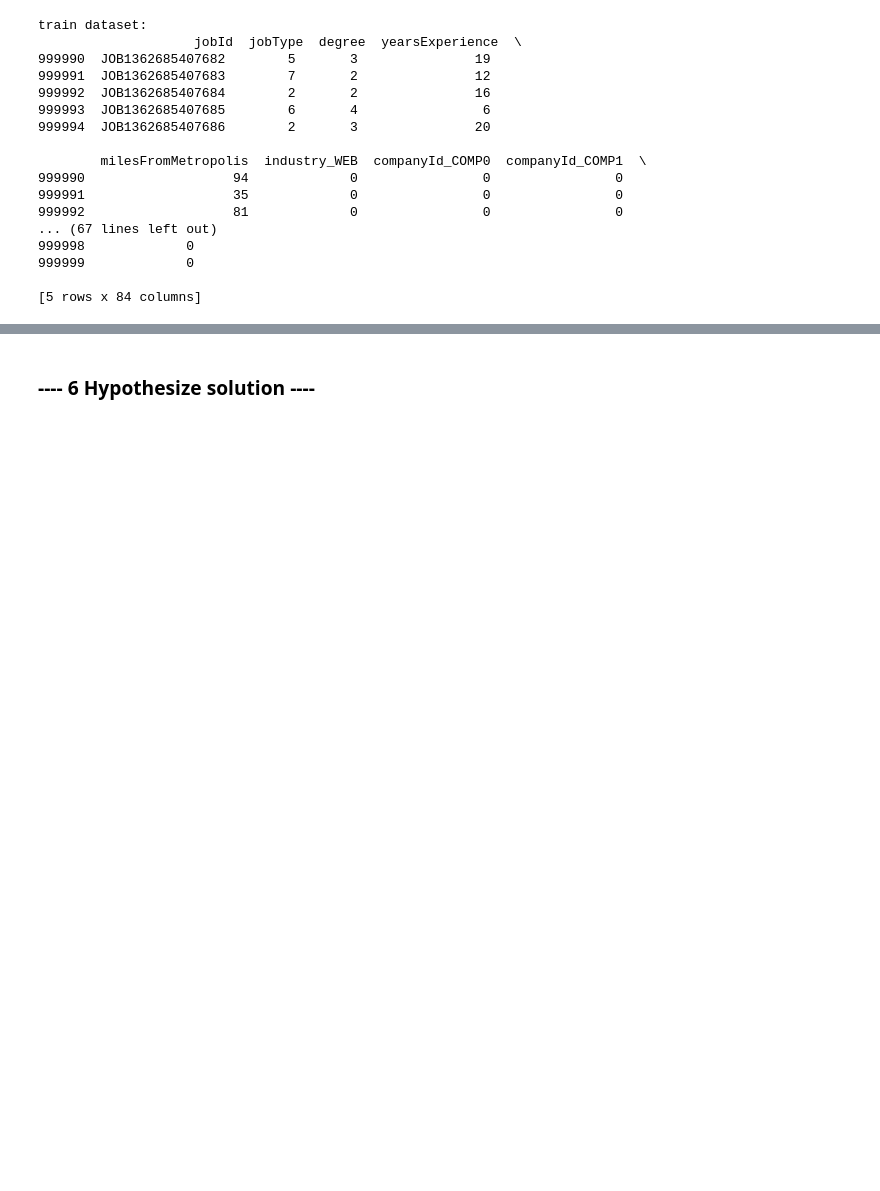
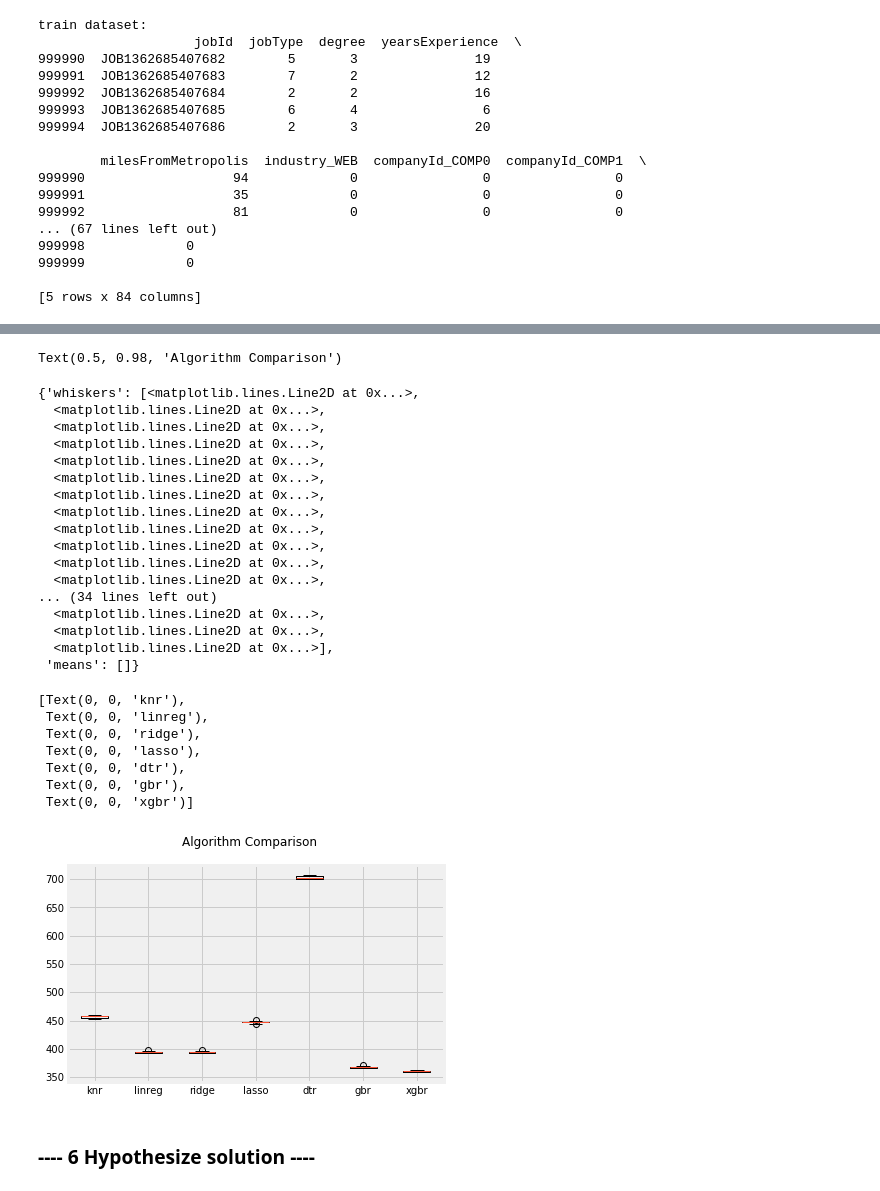
Before and after one commit to Ashur59/salarypredictionportfolio, a Jupyter notebook: Salary Prediction Notebook.ipynb, the cells around one changed output, grey strips where cells are left out. Drawn from its saved outputs; the diff is of its cells as text; code cells hidden in the pictures; blank space fills up the shorter version.

```diff
--- a/Salary Prediction Notebook.ipynb
+++ b/Salary Prediction Notebook.ipynb
@@ -750,3 +749,11 @@ Swap:             0           0           0
+# %%
+results = []
+names = []
+
+cv_results_rfr = cross_val_score(RandomForestRegressor(), features_train, target_train, cv=kfold, scoring=scoring)  #,
+results.append(cv_results_rfr)
+names.append('rfr')
+print('{}: {:.1f} ({:.1f})'.format('rfr', cv_results_rfr.mean(), cv_results_rfr.std()))
 # %%
 # Create model shells
 models = []
@@ -774,0 +770,8 @@ Swap:             0           0           0
+# %%
+# Spot test each model with Cross-validation evaluating each model in turn
+for name, model in models[1:]:
+    cv_results = cross_val_score(
+        model, features_train, target_train, cv=kfold, scoring=scoring)  #,
+    results.append(cv_results)
+    names.append(name)
+    print('{}: {:.1f} ({:.1f})'.format(name, cv_results.mean(), cv_results.std()))
@@ -784,11 +795,11 @@ names = []
 
 
 # evaluate each model in turn
-for name, model in models[6:]:
+for name, model in models:
     #shuffle_split = ShuffleSplit(test_size=0.5, train_size=0.5, n_splits=10)
     kfold = KFold(n_splits=10, random_state=seed)
     cv_results = cross_val_score(
-        model, features_train, target_train, cv=kfold, scoring=scoring, n_jobs=-1)  #,
+        model, features_train, target_train, cv=kfold, scoring=scoring)  #,
     results.append(cv_results)
     names.append(name)
     print('{}: {:.1f} ({:.1f})'.format(name, cv_results.mean(), cv_results.std()))
@@ -801,0 +806,8 @@ xgbr: 360.4 (1.3)
+# %%
+models = models
+results = results
+names = names
+
+print('models:\n', models)
+print('results:\n', results)
+print('names:\n', names)
@@ -802,12 +832,39 @@ xgbr: 360.4 (1.3)
 # %%
 # Graphical comparison of algorithms
 
 fig_2 = plt.figure()
 fig_2.suptitle('Algorithm Comparison')
-ax = fig.add_subplot(111)
+ax = fig_2.add_subplot(111)
 plt.boxplot(results)
 ax.set_xticklabels(names)
 plt.show()
+# %% [output]
+Text(0.5, 0.98, 'Algorithm Comparison')
+{'whiskers': [<matplotlib.lines.Line2D at 0x...>,
+  <matplotlib.lines.Line2D at 0x...>,
+  <matplotlib.lines.Line2D at 0x...>,
+  <matplotlib.lines.Line2D at 0x...>,
+  <matplotlib.lines.Line2D at 0x...>,
+  <matplotlib.lines.Line2D at 0x...>,
+  <matplotlib.lines.Line2D at 0x...>,
+  <matplotlib.lines.Line2D at 0x...>,
+  <matplotlib.lines.Line2D at 0x...>,
+  <matplotlib.lines.Line2D at 0x...>,
+  <matplotlib.lines.Line2D at 0x...>,
+  <matplotlib.lines.Line2D at 0x...>,
+... (34 lines left out)
+  <matplotlib.lines.Line2D at 0x...>,
+  <matplotlib.lines.Line2D at 0x...>,
+  <matplotlib.lines.Line2D at 0x...>],
+ 'means': []}
+[Text(0, 0, 'knr'),
+ Text(0, 0, 'linreg'),
+ Text(0, 0, 'ridge'),
+ Text(0, 0, 'lasso'),
+ Text(0, 0, 'dtr'),
+ Text(0, 0, 'gbr'),
+ Text(0, 0, 'xgbr')]
+[figure, added]
 # %%
 scores = cross_val_score(lr, features_train, target_train, cv=5, scoring=scoring)
 print("Cross-validation scores: {}".format(scores))
```
Also changed, not shown: parts of 12 cells of this notebook.
